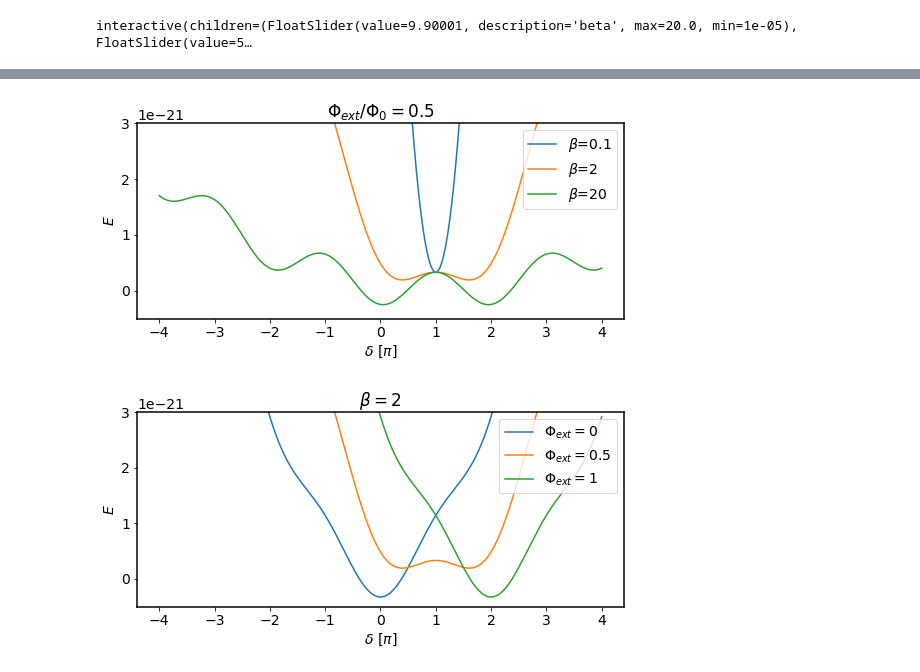
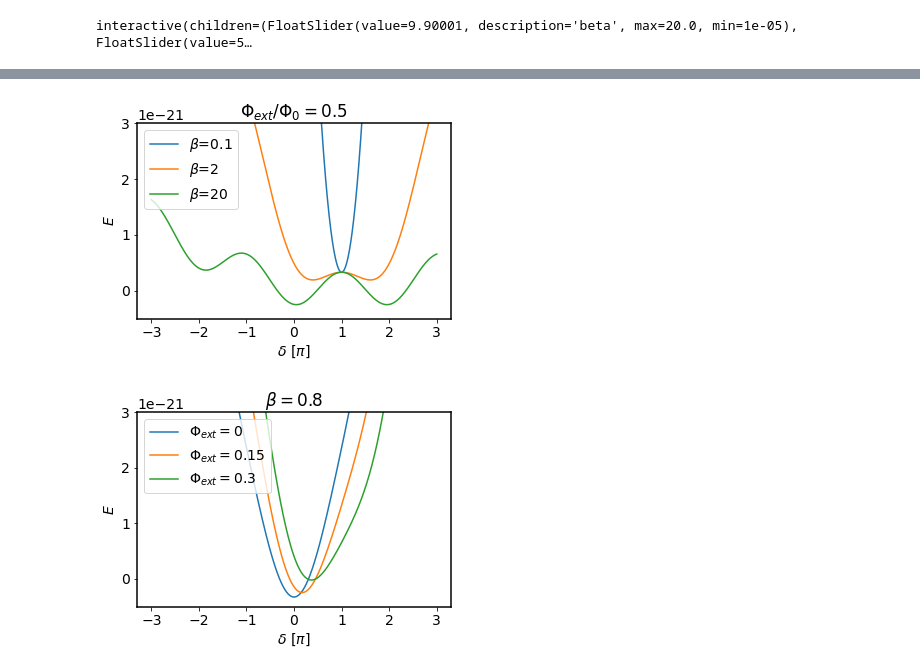
Before and after one commit to donfuge/supra_plots, a Jupyter notebook: SQUID_plots.ipynb, the cells around one changed output, grey strips where cells are left out. Cells and saved outputs as stored; diff of their text form; code cells hidden in the pictures.

```diff
--- a/SQUID_plots.ipynb
+++ b/SQUID_plots.ipynb
@@ -51,11 +51,11 @@ interactive(children=(FloatSlider(value=9.90001, description='beta', max=20.0, m
 %matplotlib inline
 set_mpl_params()
 
-fig, ax = plt.subplots(figsize=(8,4))
+fig, ax = plt.subplots(figsize=(5.6,4))
 
 betas = [1e-1, 2, 20]
 Phi_rel = 0
-w = 4
+w = 3
 phi_range = np.linspace(-w*np.pi, w*np.pi, 1000)
 
 
@@ -66,6 +66,6 @@ plt.xlabel('$\delta~ [\pi]$')
 plt.ylabel('$E$')
 plt.ylim([-0.5e-21, 3e-21])
 plt.title('$\Phi_{ext} / \Phi_{0}=$'+str(Phi_rel))
-plt.legend(loc="upper right")
+plt.legend(loc="upper left")
 plt.tight_layout()
 # %% [output]
@@ -73,37 +73,38 @@ plt.tight_layout()
 # %%
 %matplotlib inline
 set_mpl_params()
 
 
-fig, ax = plt.subplots(figsize=(8,4))
+fig, ax = plt.subplots(figsize=(5.6,4))
 
 betas = [1e-1, 2, 20]
 Phi_rel = 0.5
-w = 4
+w = 3
 phi_range = np.linspace(-w*np.pi, w*np.pi, 1000)
 
 
 for beta in betas:
     plt.plot(phi_range/np.pi,  U(phi_range, Phi_rel=Phi_rel, beta=beta), label=r"$\beta$="+str(beta))
 
 plt.xlabel('$\delta~ [\pi]$')
 plt.ylabel('$E$')
 plt.ylim([-0.5e-21, 3e-21])
 plt.title('$\Phi_{ext} / \Phi_{0}=$'+str(Phi_rel))
-plt.legend(loc="upper right")
+plt.legend(loc="upper left")
 plt.tight_layout()
 # %% [output]
-[figure, old version]
+[figure, new version]
 # %%
 %matplotlib inline
 set_mpl_params()
 
-fig, ax = plt.subplots(figsize=(8,4))
+fig, ax = plt.subplots(figsize=(5.6,4))
 
-Phi_rels = [0, .5, 1]
-beta = 2
 
-w = 4
+Phi_rels = [0, .15, 0.3]
+beta = 0.8
+
+w = 3
 phi_range = np.linspace(-w*np.pi, w*np.pi, 1000)
 
 
@@ -115,10 +116,10 @@ plt.ylabel('$E$')
 plt.ylim([-0.5e-21, 3e-21])
 plt.title(r'$\beta=$'+str(beta))
 
-plt.legend(loc="upper right")
+plt.legend(loc="upper left")
 plt.tight_layout()
 # %% [output]
-[figure, old version]
+[figure, new version]
 # %%
 %matplotlib inline
 from matplotlib.animation import FuncAnimation
```
Also changed, not shown: parts of 4 cells of this notebook.
